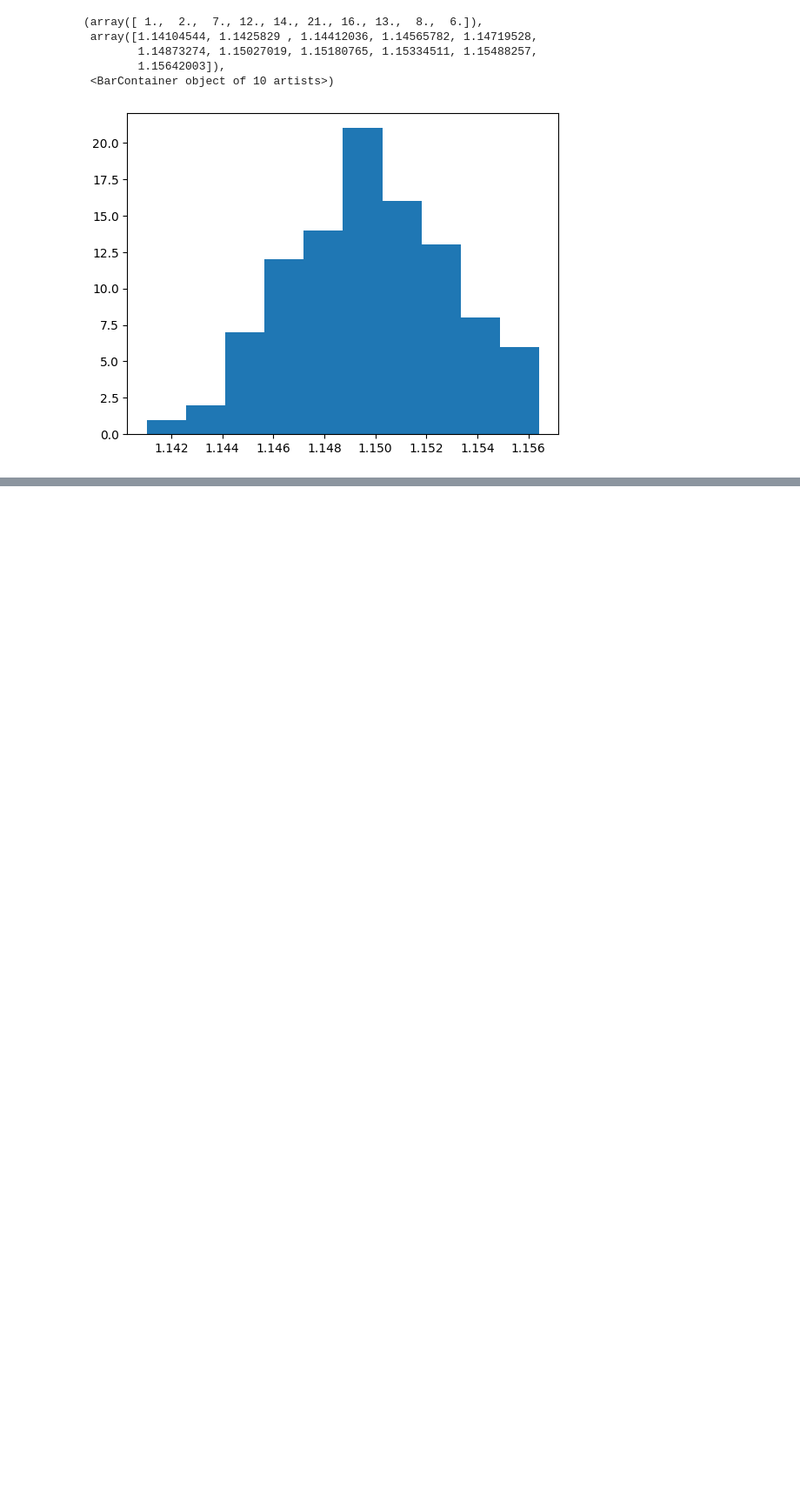
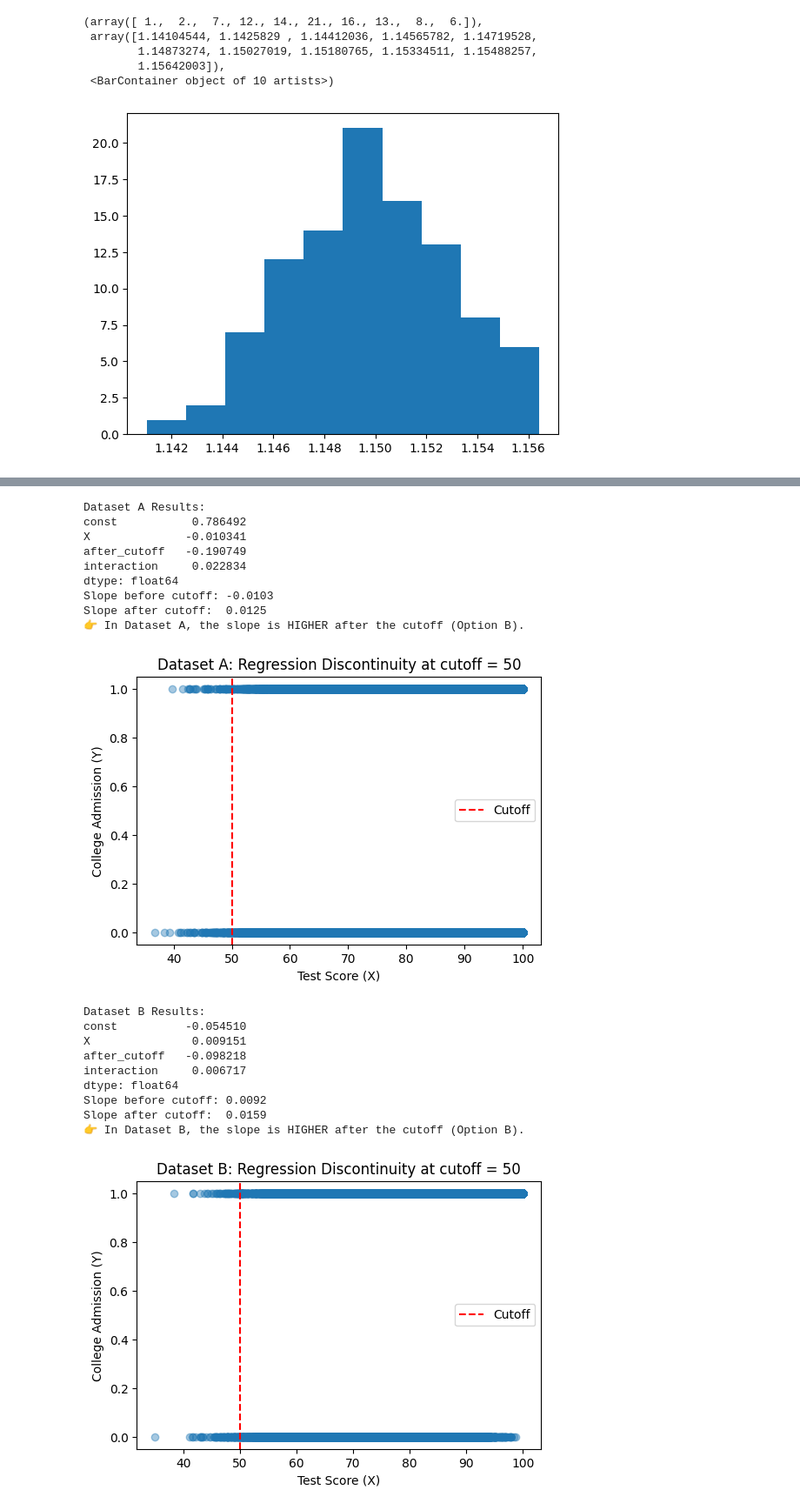
Before and after one commit to rain-dimen/Mod-6-Experimental-Design-and-Causality_Coding-Quiz-Week-4, a Jupyter notebook: Mod 6 -- Week 5.ipynb, the cells around one changed output, grey strips where cells are left out. Shown at 87% size. Drawn from its saved outputs; the diff is of its cells as text; code cells hidden in the pictures; blank space fills up the shorter version.

Commit message:
homework quiz 4

```diff
--- a/Mod 6 -- Week 5.ipynb
+++ b/Mod 6 -- Week 5.ipynb
@@ -249,0 +374,72 @@ plt.hist(lst)
+# %%
+
+
+# --- Load data ---
+df_a = pd.read_csv("homework_4.2.a.csv")
+df_b = pd.read_csv("homework_4.2.b.csv")
+
+# Rename df_b columns for consistency
+df_b = df_b.rename(columns={"X2": "X", "Y2": "Y"})
+
+# --- Define cutoff ---
+cutoff = 50
+
+# --- Define helper function for regression discontinuity ---
+def analyze_rdd(df, name):
+    # Create variables for RDD
+    df["after_cutoff"] = (df["X"] >= cutoff).astype(int)
+    df["interaction"] = (df["X"] - cutoff) * df["after_cutoff"]
+
+    # Fit linear regression
+    X = sm.add_constant(df[["X", "after_cutoff", "interaction"]])
+    y = df["Y"]
+    model = sm.OLS(y, X).fit()
+
+    # Compute slopes
+    slope_before = model.params["X"]
+    slope_after = model.params["X"] + model.params["interaction"]
+
+    print(f"\n{name} Results:")
+    print(model.params)
+    print(f"Slope before cutoff: {slope_before:.4f}")
+    print(f"Slope after cutoff:  {slope_after:.4f}")
+
+    if slope_after > slope_before:
+        print(f"👉 In {name}, the slope is HIGHER after the cutoff (Option B).")
+    else:
+        print(f"👉 In {name}, the slope is LOWER after the cutoff (Option A).")
+
+    # Visualization
+    plt.figure(figsize=(6,4))
+    plt.scatter(df["X"], df["Y"], alpha=0.4)
+    plt.axvline(cutoff, color="red", linestyle="--", label="Cutoff")
+    plt.xlabel("Test Score (X)")
+    plt.ylabel("College Admission (Y)")
+    plt.title(f"{name}: Regression Discontinuity at cutoff = {cutoff}")
+    plt.legend()
+    plt.show()
+
+# --- Run for both datasets ---
+analyze_rdd(df_a, "Dataset A")
+analyze_rdd(df_b, "Dataset B")
+# %% [output]
+Dataset A Results:
+const           0.786492
+X              -0.010341
+after_cutoff   -0.190749
+interaction     0.022834
+dtype: float64
+Slope before cutoff: -0.0103
+Slope after cutoff:  0.0125
+👉 In Dataset A, the slope is HIGHER after the cutoff (Option B).
+[figure, added]
+Dataset B Results:
+const          -0.054510
+X               0.009151
+after_cutoff   -0.098218
+interaction     0.006717
+dtype: float64
+Slope before cutoff: 0.0092
+Slope after cutoff:  0.0159
+👉 In Dataset B, the slope is HIGHER after the cutoff (Option B).
+[figure, added]
```
Also changed, not shown: parts of 18 cells of this notebook.
